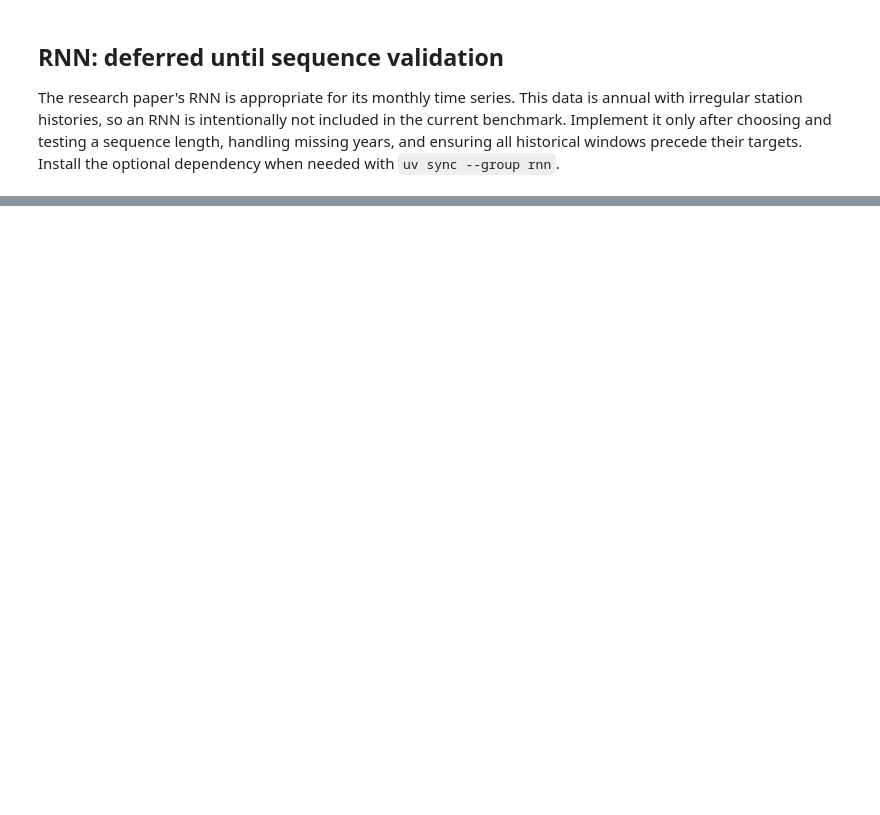
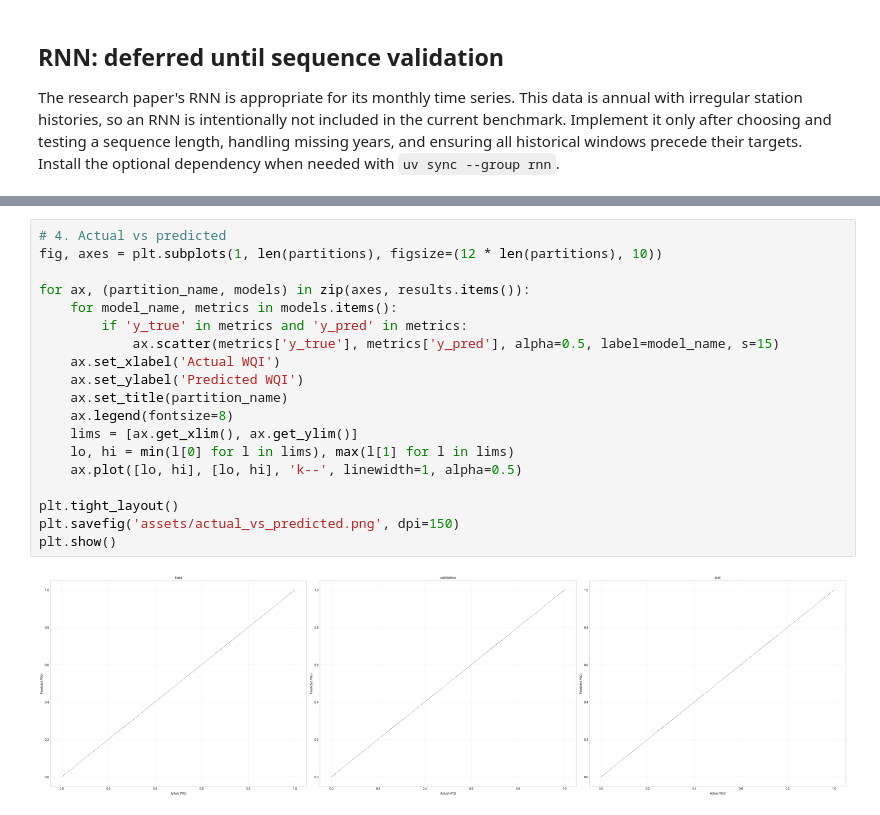
Before and after one commit to AP12genius/Water-Quality-App, a Jupyter notebook: main.ipynb, the cells around one changed output, grey strips where cells are left out. Drawn from its saved outputs; the diff is of its cells as text; blank space fills up the shorter version.

```diff
--- a/main.ipynb
+++ b/main.ipynb
@@ -108,0 +193,21 @@ The research paper's RNN is appropriate for its monthly time series. This data i
+# %%
+# 4. Actual vs predicted
+fig, axes = plt.subplots(1, len(partitions), figsize=(12 * len(partitions), 10))
+
+for ax, (partition_name, models) in zip(axes, results.items()):
+    for model_name, metrics in models.items():
+        if 'y_true' in metrics and 'y_pred' in metrics:
+            ax.scatter(metrics['y_true'], metrics['y_pred'], alpha=0.5, label=model_name, s=15)
+    ax.set_xlabel('Actual WQI')
+    ax.set_ylabel('Predicted WQI')
+    ax.set_title(partition_name)
+    ax.legend(fontsize=8)
+    lims = [ax.get_xlim(), ax.get_ylim()]
+    lo, hi = min(l[0] for l in lims), max(l[1] for l in lims)
+    ax.plot([lo, hi], [lo, hi], 'k--', linewidth=1, alpha=0.5)
+
+plt.tight_layout()
+plt.savefig('assets/actual_vs_predicted.png', dpi=150)
+plt.show()
+# %% [output]
+[figure, added]
```
Also changed, not shown: parts of 10 cells of this notebook, 7 other files.
